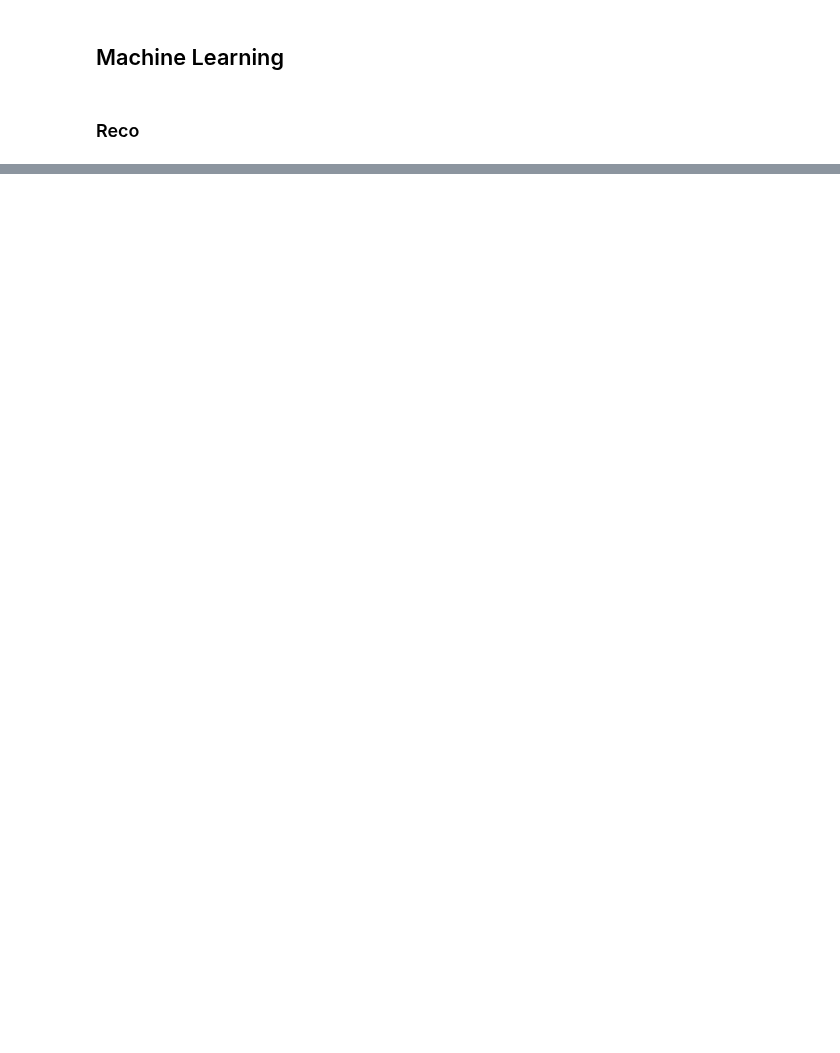
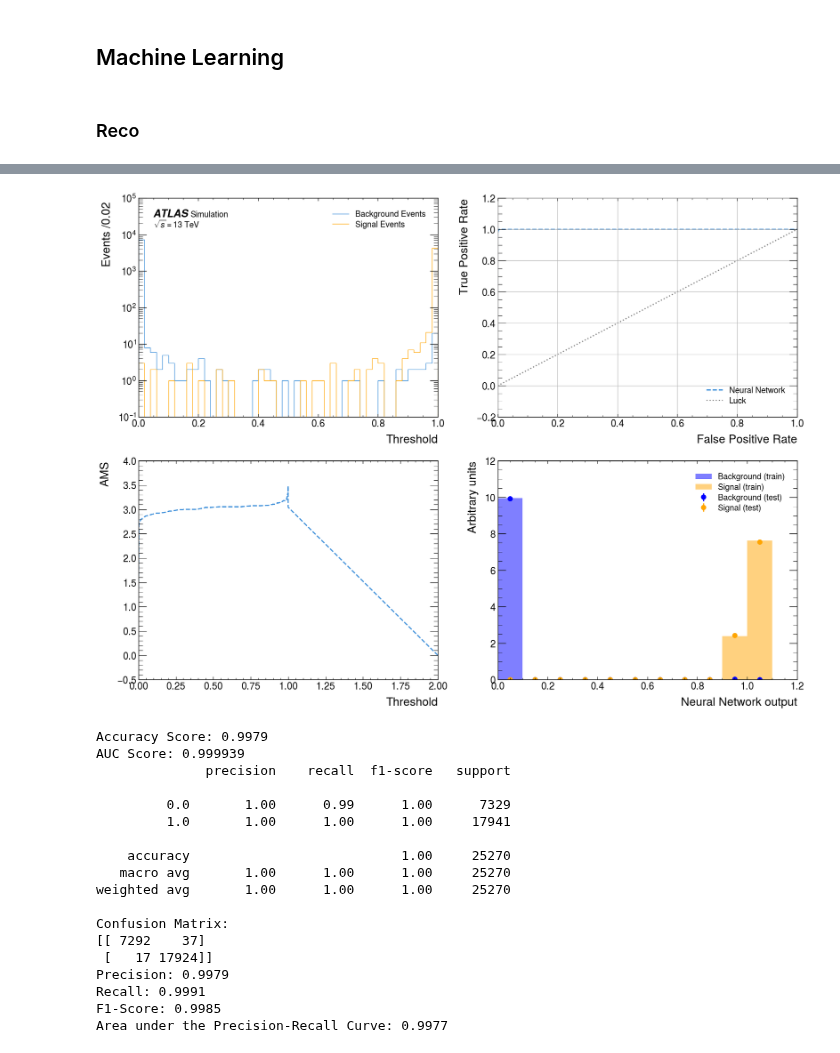
Before and after one commit to archiebrooks02/MPHYS-4Top, a Jupyter notebook: machine_learning_truth_data.ipynb, the cells around one changed output, grey strips where cells are left out. Saved outputs shown, nothing was run; the diff lists cells and outputs as text; code cells hidden in the pictures; blank space fills up the shorter version.

```diff
--- a/machine_learning_truth_data.ipynb
+++ b/machine_learning_truth_data.ipynb
@@ -2023,0 +1900,65 @@ ValueError: Found input variables with inconsistent numbers of samples: [115478,
+# %%
+X_test_tensor_partonic_reco = torch.as_tensor(X_test_scaled_partonic_reco, dtype=torch.float)
+y_test_tensor_partonic_reco = torch.as_tensor(y_test_partonic_reco, dtype=torch.long)
+
+X_test_var_partonic_reco, y_test_var_partonic_reco = Variable(X_test_tensor_partonic_reco), Variable(y_test_tensor_partonic_reco)
+out_partonic_reco,prob_partonic_reco = NN_clf_partonic_reco(X_test_var_partonic_reco)
+y_pred_NN_partonic_reco = (prob_partonic_reco.cpu().detach().numpy().argmax(axis=1))
+
+decisions_nn_partonic_reco = (NN_clf_partonic_reco(X_test_var_partonic_reco)[1][:, 1].cpu().detach().numpy())
+
+fpr_nn_partonic_reco, tpr_nn_partonic_reco, thresholds_nn_partonic_reco = roc_curve(y_test_partonic_reco, decisions_nn_partonic_reco)
+
+ams_nn_partonic_reco = AMS(tpr_nn_partonic_reco,fpr_nn_partonic_reco,b_reg)
+
+auc_score_partonic_reco = roc_auc_score(y_test_partonic_reco,decisions_nn_partonic_reco)
+
+cm_partonic_reco = confusion_matrix(y_test_partonic_reco, y_pred_NN_partonic_reco)
+precision_partonic_reco = precision_score(y_test_partonic_reco, y_pred_NN_partonic_reco)
+recall_partonic_reco = recall_score(y_test_partonic_reco, y_pred_NN_partonic_reco)
+f1_partonic_reco = f1_score(y_test_partonic_reco, y_pred_NN_partonic_reco)
+auc_pr_partonic_reco = average_precision_score(y_test_partonic_reco,y_pred_NN_partonic_reco)
+# %%
+fig, ax = plt.subplots(2,2, figsize=(20,15))
+histogram([decisions_nn_partonic_reco[y_test_partonic_reco == 0],decisions_nn_partonic_reco[y_test_partonic_reco == 1]],50,['Background Events','Signal Events'],ax[0,0],ratio=False,x_units='')
+ax[0,0].set_xlabel(r'Threshold')
+ax[0,0].set_yscale('log')
+ax[0,1].plot(fpr_nn_partonic_reco, tpr_nn_partonic_reco, linestyle="dashed", label="Neural Network")
+ax[0,1].plot([0, 1], [0, 1], linestyle="dotted", color="grey", label="Luck")
+ax[0,1].set_xlabel("False Positive Rate")
+ax[0,1].set_ylabel("True Positive Rate")
+ax[0,1].grid()
+ax[0,1].legend()
+ax[1,0].plot(thresholds_nn_partonic_reco, ams_nn_partonic_reco, linestyle="dashed", label="Neural Network")
+ax[1,0].set_xlabel(r'Threshold')
+ax[1,0].set_ylabel(r'AMS')
+compare_train_test(NN_clf_partonic_reco, X_train_scaled_partonic_reco, y_train_partonic_reco, X_test_scaled_partonic_reco, y_test_partonic_reco, "Neural Network output")
+plt.show()
+print(f"Accuracy Score: {accuracy_score(y_test_partonic_reco, y_pred_NN_partonic_reco):.4g}")
+print(f"AUC Score: {auc_score_partonic_reco:.6g}")
+print(classification_report(y_test_partonic_reco,y_pred_NN_partonic_reco))
+print(f"Confusion Matrix: \n{cm_partonic_reco}")
+print(f"Precision: {precision_partonic_reco:.4g}")
+print(f"Recall: {recall_partonic_reco:.4g}")
+print(f"F1-Score: {f1_partonic_reco:.4g}")
+print(f"Area under the Precision-Recall Curve: {auc_pr_partonic_reco:.4g}")
+# %% [output]
+[figure, added]
+Accuracy Score: 0.9979
+AUC Score: 0.999939
+              precision    recall  f1-score   support
+
+         0.0       1.00      0.99      1.00      7329
+         1.0       1.00      1.00      1.00     17941
+
+    accuracy                           1.00     25270
+   macro avg       1.00      1.00      1.00     25270
+weighted avg       1.00      1.00      1.00     25270
+
+Confusion Matrix:
+[[ 7292    37]
+ [   17 17924]]
+Precision: 0.9979
+Recall: 0.9991
+F1-Score: 0.9985
+Area under the Precision-Recall Curve: 0.9977
```
Also changed, not shown: parts of 32 cells of this notebook.
